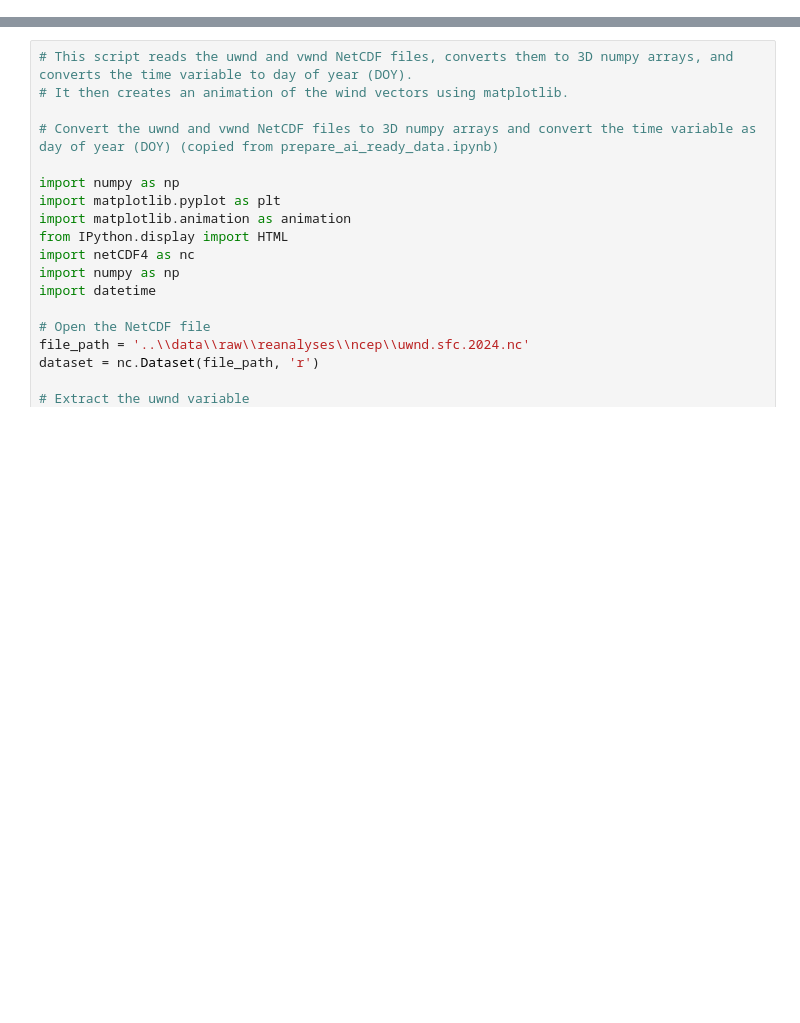
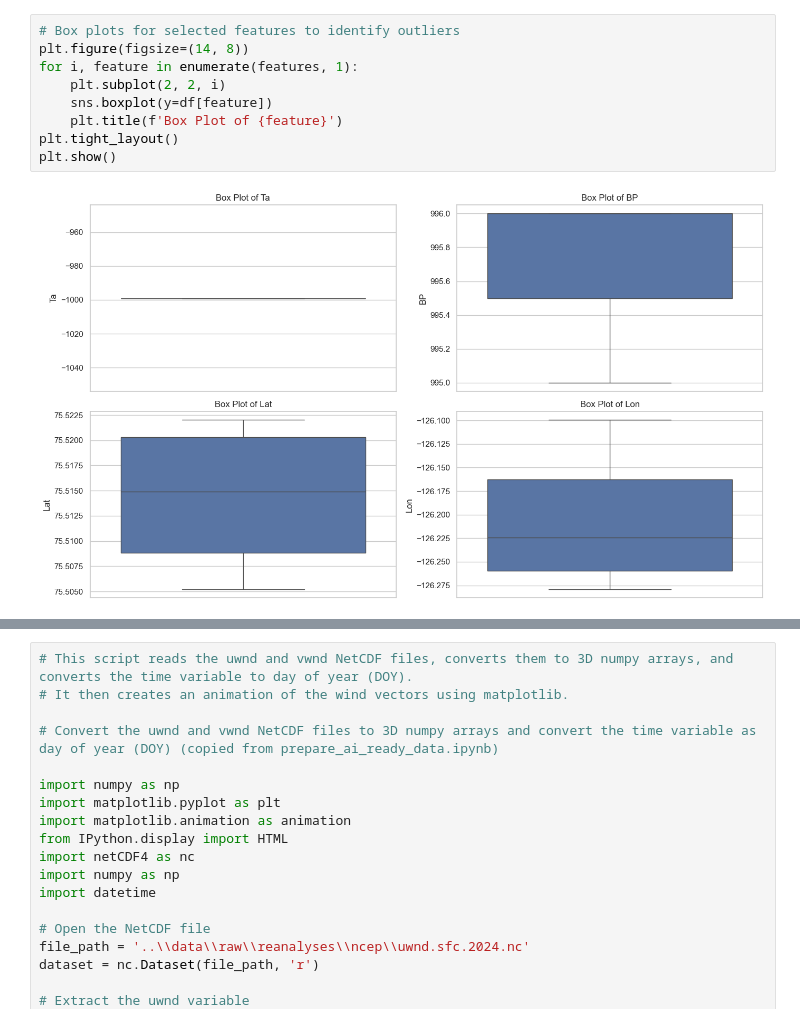
Before and after one commit to UW-MLGEO/MLGEO2024_AObuoypredict, a Jupyter notebook: notebooks/eda.ipynb, the cells around one changed output, grey strips where cells are left out. Drawn from its saved outputs; the diff is of its cells as text; blank space fills up the shorter version.

```diff
--- a/notebooks/eda.ipynb
+++ b/notebooks/eda.ipynb
@@ -0,0 +76,11 @@
+# %%
+# Box plots for selected features to identify outliers
+plt.figure(figsize=(14, 8))
+for i, feature in enumerate(features, 1):
+    plt.subplot(2, 2, i)
+    sns.boxplot(y=df[feature])
+    plt.title(f'Box Plot of {feature}')
+plt.tight_layout()
+plt.show()
+# %% [output]
+[figure, added]
```
Also changed, not shown: parts of 10 cells of this notebook, 3 other files.
